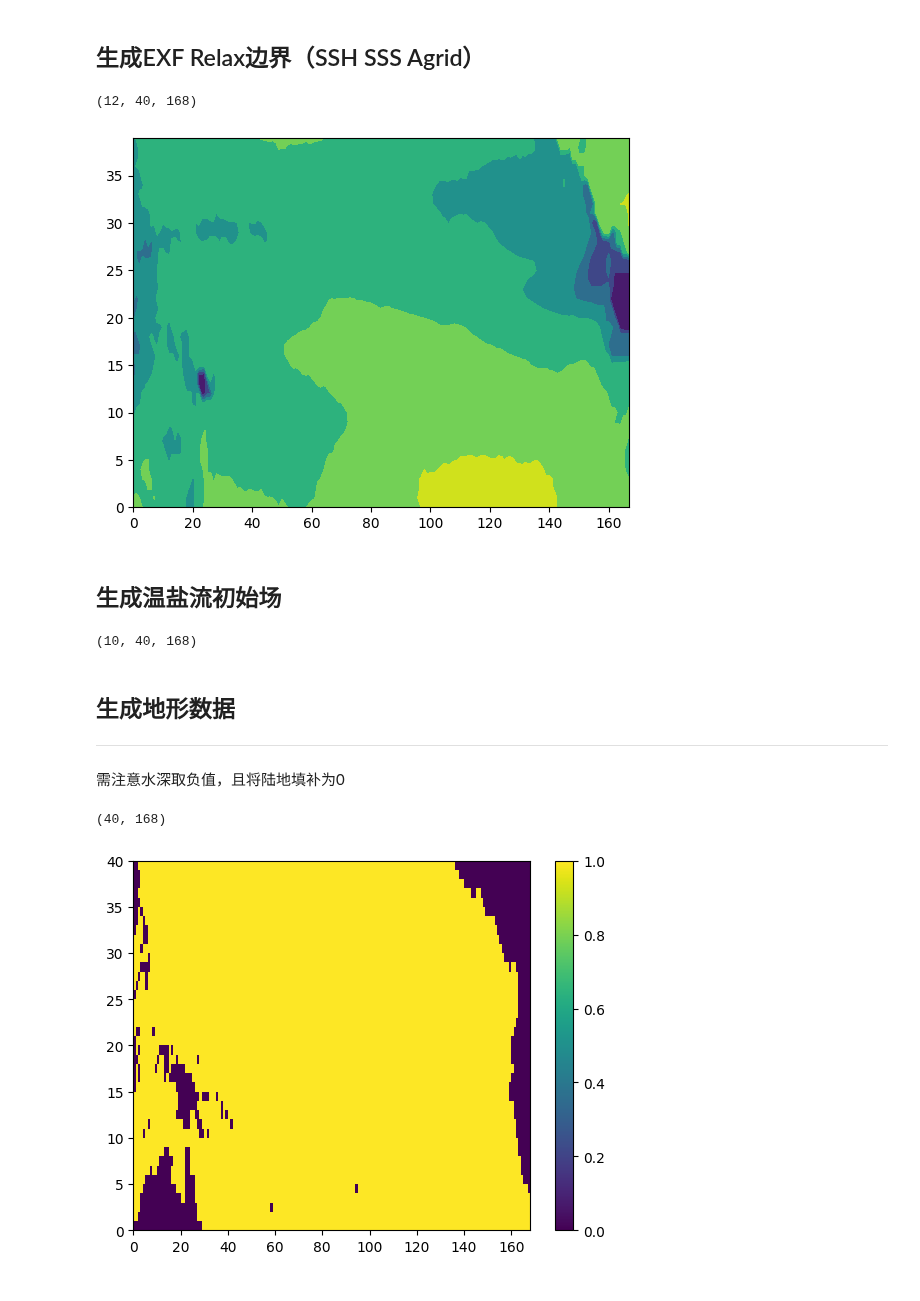
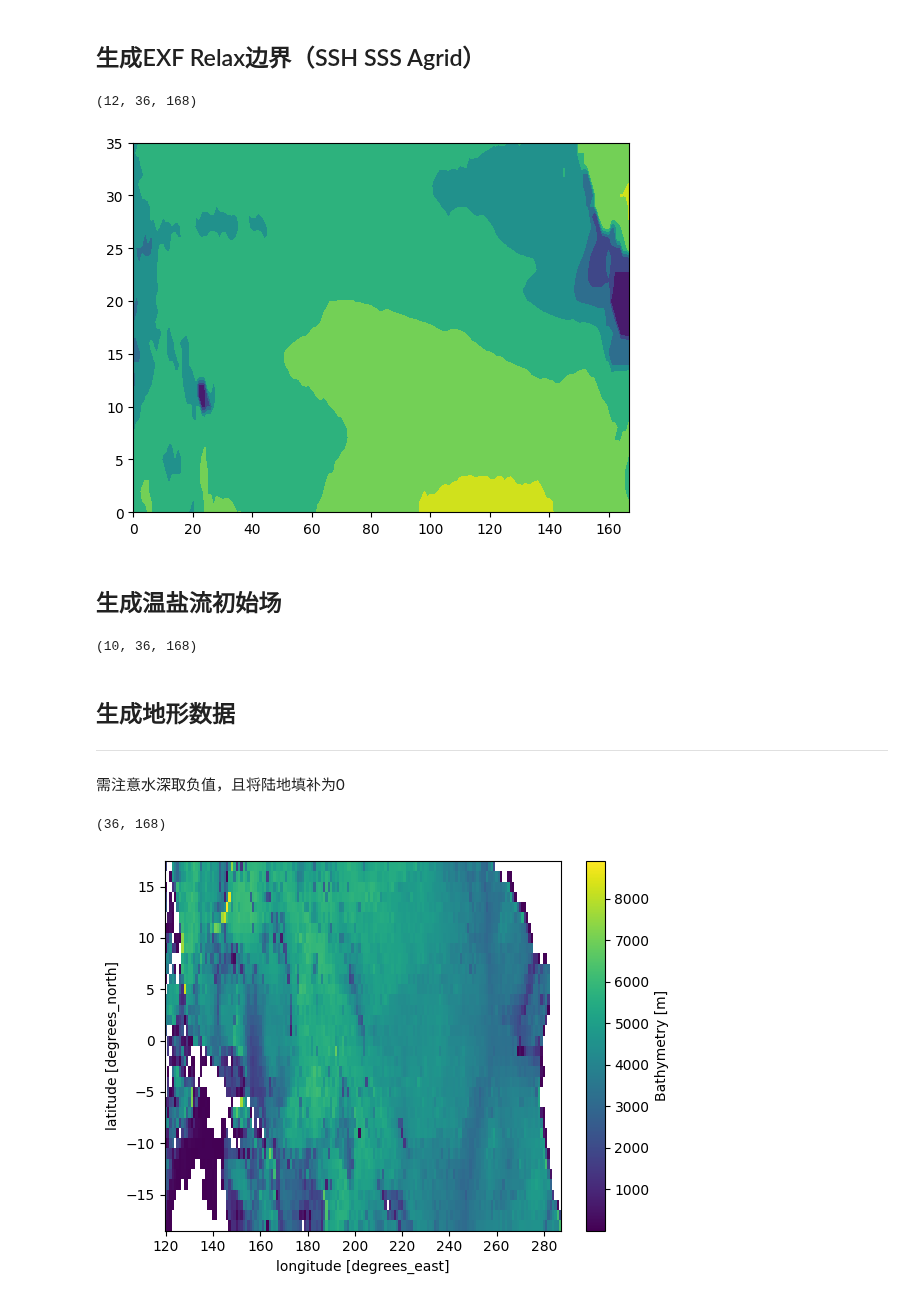
Before and after one commit to FattyZH/eqp-dlfv-mitgcm-era5, a Jupyter notebook: script/gendata_Hydrog.ipynb, the cells around one changed output. Drawn from its saved outputs; the diff is of its cells as text; code cells hidden in the pictures.

```diff
--- a/script/gendata_Hydrog.ipynb
+++ b/script/gendata_Hydrog.ipynb
@@ -14,14 +14,14 @@ def fillna(arr):
         idx = ndimage.distance_transform_edt(mask, return_distances=False, return_indices=True)
         filled[:, :] = arr[tuple(idx)]
     return filled
-nx = 168    # gridpoints in x
-ny = 40    # gridpoints in y
+nx = 168   # gridpoints in x
+ny = 36    # gridpoints in y
 nz = 10    # gridpoints in z
 
 dx = 1     # grid spacing in x (degrees longitude)
 dy = 1     # grid spacing in y (degrees latitude)
 x0 = 120     # origin in x,y for ocean domain
-y0 = -20    # (i.e. southwestern corner of ocean domain)
+y0 = -18    # (i.e. southwestern corner of ocean domain)
 x1 = x0 + (nx-1)*dx    # origin in x,y for ocean domain
 y1 = y0 + (ny-1)*dy    # (i.e. southwestern corner of ocean domain)
 opath = '../input/'
@@ -29,8 +29,8 @@ ipath = '/mnt/d/project/IAVNNG/Data/'
 fbath = ipath + 'GLO-MFC_001_030_mask_bathy.nc'
 fclim = ipath + 'cmems_climatology_mon.nc'
 fwind = ipath + 'era5_tau_mon.nc'
-inc = dx*12
-winc = dx*4
+inc = round(dx*12)
+winc = round(dx*4)
 # %% [markdown]
 ## 生成海表面风应力场 （Agrid）
 # %%
@@ -72,8 +74,8 @@ print(theta.shape)
 writebin(opath+'sst_clim.bin',theta)
 writebin(opath+'sss_clim.bin',s)
 # %% [output]
-(12, 40, 168)
+(12, 36, 168)
-[figure, old version]
+[figure, new version]
 # %% [markdown]
 ## 生成温盐流初始场
 # %%
@@ -112,7 +114,7 @@ print(theta.shape)
 writebin(opath+'T.bin',theta)
 writebin(opath+'S.bin',s)
 # %% [output]
-(10, 40, 168)
+(10, 36, 168)
 # %% [markdown]
 ## 生成地形数据
 ---
@@ -120,27 +122,27 @@ writebin(opath+'S.bin',s)
 # %%
 with xr.open_dataset(fbath) as ds:
     hl = ds['deptho'].loc[y0:y1:inc,x0:x1:inc].load()
     hr = ds['deptho'].loc[y0:y1:inc,x0-360:x1-360:inc].load()
     hr['longitude'] = hr['longitude'] + 360
     h = xr.concat([hl,hr],dim='longitude')
 
+# 东边界
+h.loc[18:,263:] = np.nan
+h.loc[15.0:,271:] = np.nan
+h.loc[8.8:,276:280] = np.nan
+h.loc[9:,276:282.5] = np.nan
+h.loc[8:,282.5:] = np.nan
 # 西边界
-h.loc[13:,:121] = np.nan
+# h.loc[13:,:121] = np.nan
 
-# 东边界
-h.loc[9.0:,277:] = np.nan
-h.loc[15.0:,272:] = np.nan
-h.loc[19.0:,263:] = np.nan
+h.plot()
 
 h = h.values
 h[np.isnan(h)] = 0
 h = -h
 
 print(h.shape)
-# h[6-1,167-1] = 0
-plt.pcolormesh(h<0)
-plt.colorbar()
 writebin(opath+'bathy.bin',h)
 # %% [output]
-(40, 168)
+(36, 168)
-[figure, old version]
+[figure, new version]
```
Also changed, not shown: parts of 1 cell of this notebook, 6 other files.
